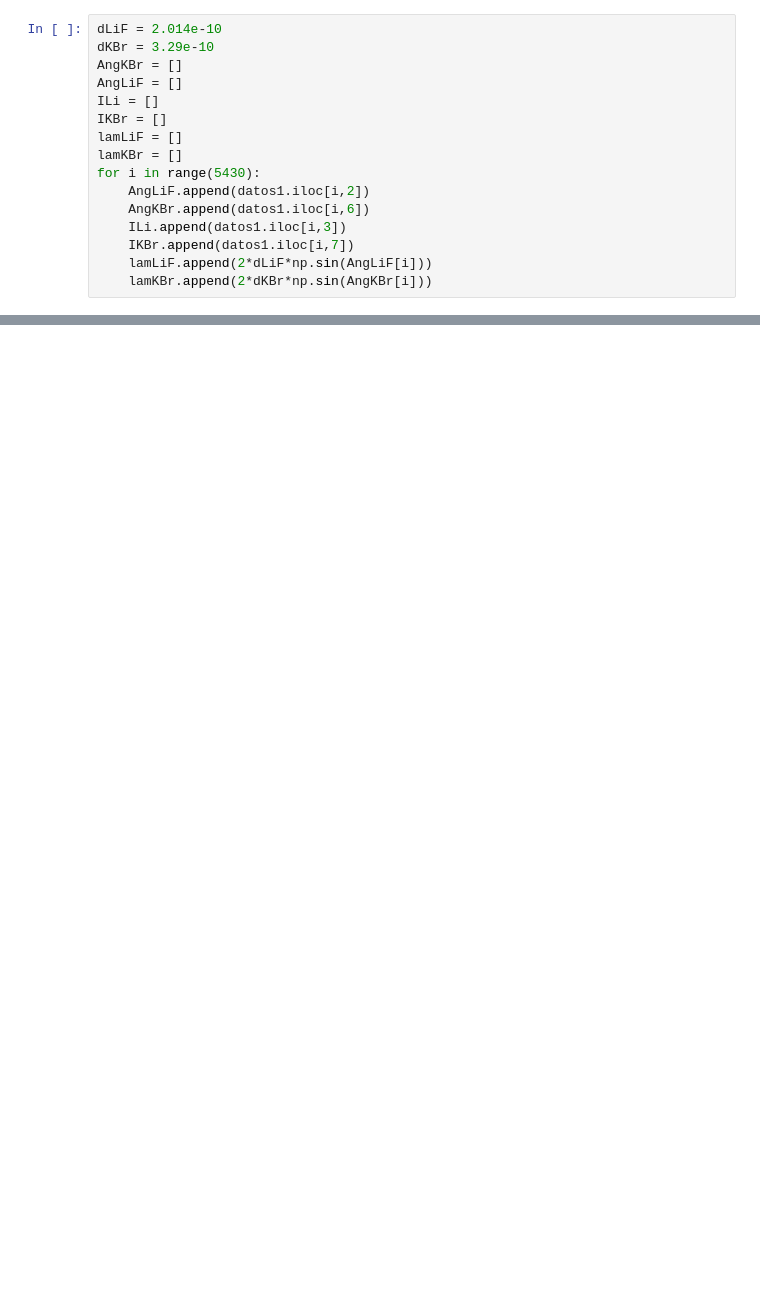
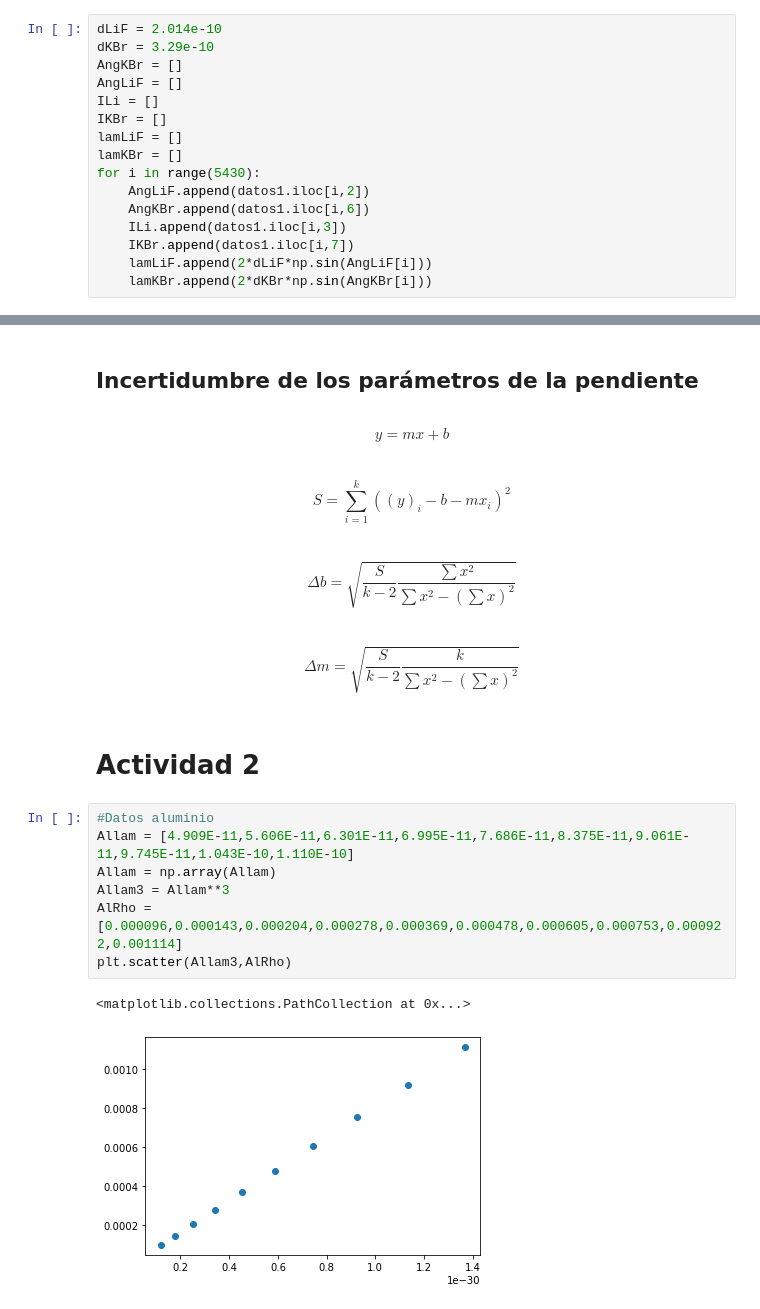
Before and after one commit to AlejandroPuert/LabIntermedio, a Jupyter notebook: Xray_pyth.ipynb, the cells around one changed output, grey strips where cells are left out. Drawn from its saved outputs; the diff is of its cells as text; blank space fills up the shorter version.

```diff
--- a/Xray_pyth.ipynb
+++ b/Xray_pyth.ipynb
@@ -120,0 +152,23 @@ Delta = [Delta1,Delta11,Delta2,Delta22]
+# %% [markdown]
+## Incertidumbre de los parámetros de la pendiente
+# %% [markdown]
+$$y = mx+b$$
+# %% [markdown]
+
+$$S = \sum_{i = 1}^k ((y)_i-b-mx_i)^2$$
+# %% [markdown]
+$$\Delta b = \sqrt{\frac{S}{k-2}\frac{\sum x^2}{{\sum x^2 - \left(\sum x\right)^2}}}$$
+# %% [markdown]
+$$\Delta m = \sqrt{\frac{S}{k-2}\frac{k}{\sum x^2 - \left(\sum x\right)^2}}$$
+# %% [markdown]
+# Actividad 2
+# %%
+#Datos aluminio
+Allam = [4.909E-11,5.606E-11,6.301E-11,6.995E-11,7.686E-11,8.375E-11,9.061E-11,9.745E-11,1.043E-10,1.110E-10]
+Allam = np.array(Allam)
+Allam3 = Allam**3
+AlRho = [0.000096,0.000143,0.000204,0.000278,0.000369,0.000478,0.000605,0.000753,0.000922,0.001114]
+plt.scatter(Allam3,AlRho)
+# %% [output]
+<matplotlib.collections.PathCollection at 0x...>
+[figure, added]
```
Also changed, not shown: parts of 11 cells of this notebook.
